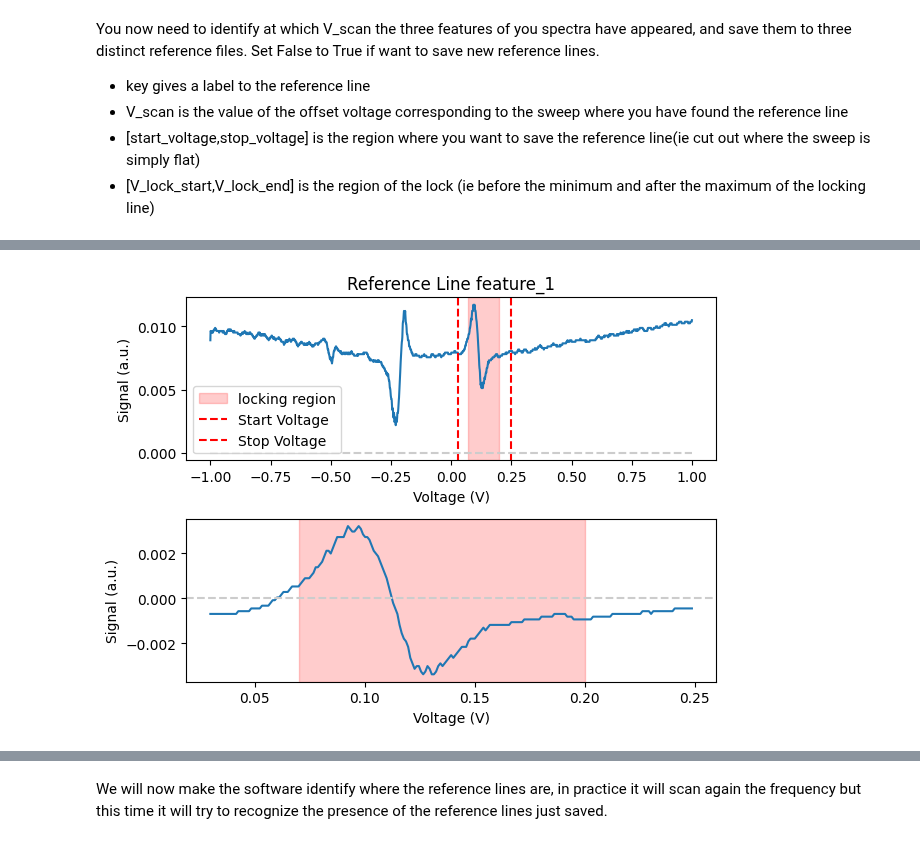
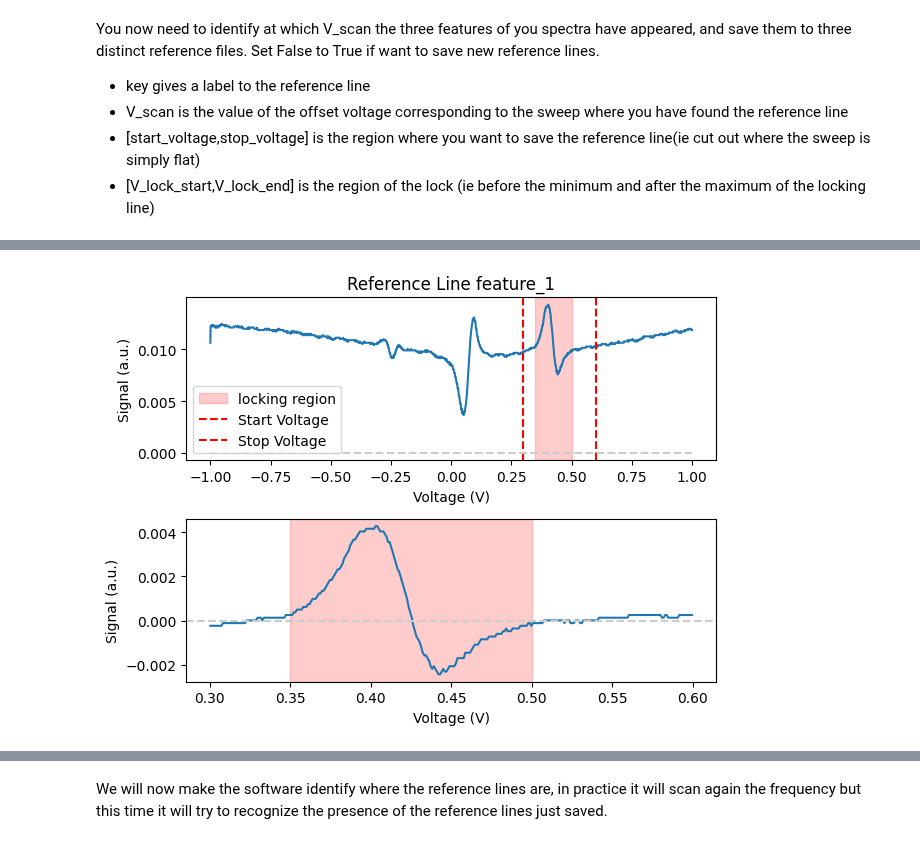
Before and after one commit to jack00look/RP_Spectroscopy, a Jupyter notebook: Notebook_Serafini.ipynb, the cells around one changed output, grey strips where cells are left out. Drawn from its saved outputs; the diff is of its cells as text; code cells hidden in the pictures.

```diff
--- a/Notebook_Serafini.ipynb
+++ b/Notebook_Serafini.ipynb
@@ -117,5 +115,5 @@ if True:
     #RP_controller.reset_reference_lines()
     # replace the key and V_scan with the appropriate values for your features
     # offset has to be intended as the offset that has to be applied to the fist signal plot in order to have the zero crossing at 0V
-    RP_controller.save_reference_line(key = 'feature_1', V_scan = 1.0166, start_voltage=0.03, stop_voltage=0.25, V_lock_start = 0.07, V_lock_end = 0.2, offset=-0.0085)
+    RP_controller.save_reference_line(key = 'feature_1', V_scan = 0.933, start_voltage=0.3, stop_voltage=0.6, V_lock_start = 0.35, V_lock_end = 0.5, offset=-0.01)
 # %% [output]
@@ -125 +123 @@ if True:
-[figure, old version]
+[figure, new version]
```
Also changed, not shown: parts of 12 cells of this notebook, 8 other files.
